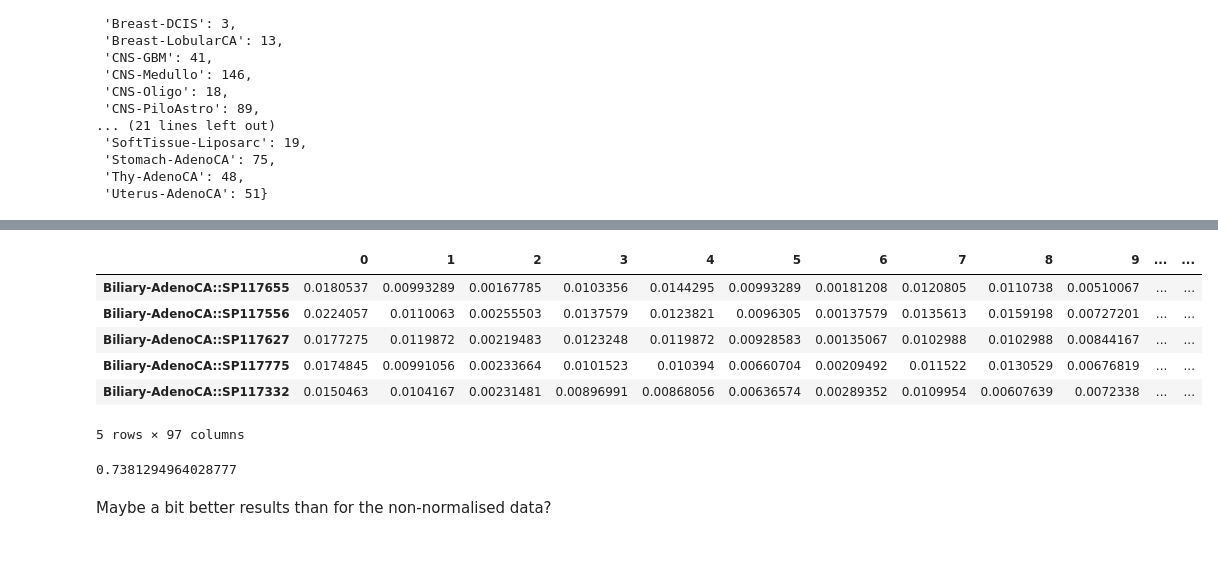
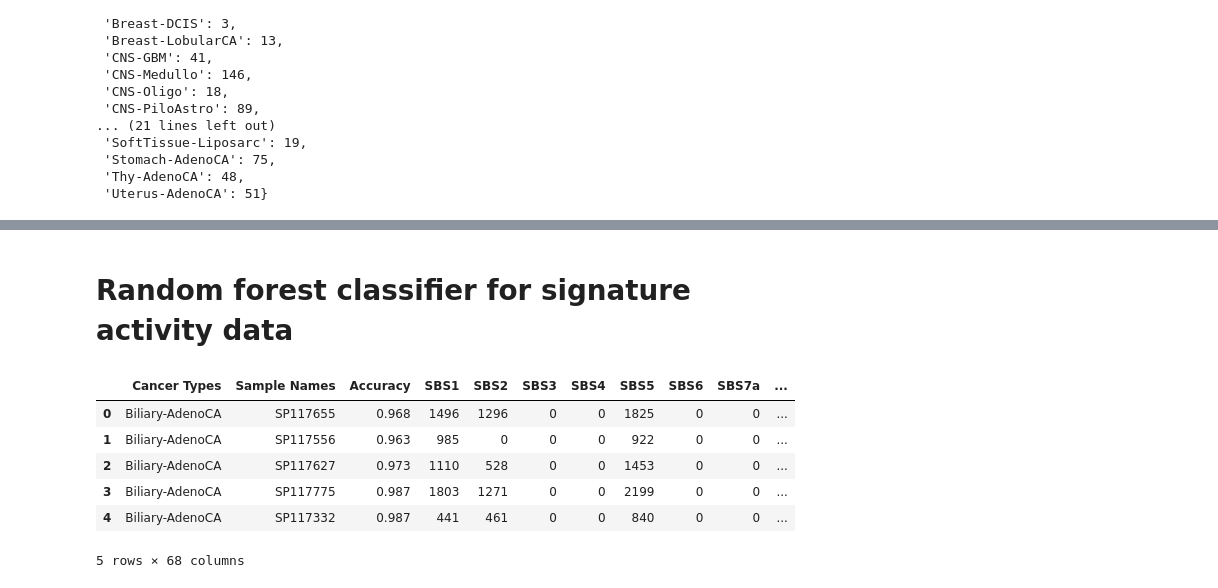
Before and after one commit to Lepardi/LSI31003-group-work, a Jupyter notebook: MachineLearning_inMolecularBiology2020_GroupProject.ipynb, the cells around one changed output, grey strips where cells are left out. Saved outputs shown, nothing was run; the diff lists cells and outputs as text; code cells hidden in the pictures; blank space fills up the shorter version.

```diff
--- a/MachineLearning_inMolecularBiology2020_GroupProject.ipynb
+++ b/MachineLearning_inMolecularBiology2020_GroupProject.ipynb
@@ -185,40 +343,12 @@ for i in range(len(PCAWG_wgs_mutT)):
+# %% [markdown]
+# Random forest classifier for signature activity data
 # %%
-PCAWG_wgs_mutT.head()
+PCAWG_wgs_act.head()
 # %% [output]
-|  | 0 | 1 | 2 | 3 | 4 | 5 | 6 | 7 | 8 | 9 | ... | ... |
-| Biliary-AdenoCA::SP117655 | 0.0180537 | 0.00993289 | 0.00167785 | 0.0103356 | 0.0144295 | 0.00993289 | 0.00181208 | 0.0120805 | 0.0110738 | 0.00510067 | ... | ... |
-| Biliary-AdenoCA::SP117556 | 0.0224057 | 0.0110063 | 0.00255503 | 0.0137579 | 0.0123821 | 0.0096305 | 0.00137579 | 0.0135613 | 0.0159198 | 0.00727201 | ... | ... |
-| Biliary-AdenoCA::SP117627 | 0.0177275 | 0.0119872 | 0.00219483 | 0.0123248 | 0.0119872 | 0.00928583 | 0.00135067 | 0.0102988 | 0.0102988 | 0.00844167 | ... | ... |
-| Biliary-AdenoCA::SP117775 | 0.0174845 | 0.00991056 | 0.00233664 | 0.0101523 | 0.010394 | 0.00660704 | 0.00209492 | 0.011522 | 0.0130529 | 0.00676819 | ... | ... |
-| Biliary-AdenoCA::SP117332 | 0.0150463 | 0.0104167 | 0.00231481 | 0.00896991 | 0.00868056 | 0.00636574 | 0.00289352 | 0.0109954 | 0.00607639 | 0.0072338 | ... | ... |
+|  | Cancer Types | Sample Names | Accuracy | SBS1 | SBS2 | SBS3 | SBS4 | SBS5 | SBS6 | SBS7a | ... |
+| 0 | Biliary-AdenoCA | SP117655 | 0.968 | 1496 | 1296 | 0 | 0 | 1825 | 0 | 0 | ... |
+| 1 | Biliary-AdenoCA | SP117556 | 0.963 | 985 | 0 | 0 | 0 | 922 | 0 | 0 | ... |
+| 2 | Biliary-AdenoCA | SP117627 | 0.973 | 1110 | 528 | 0 | 0 | 1453 | 0 | 0 | ... |
+| 3 | Biliary-AdenoCA | SP117775 | 0.987 | 1803 | 1271 | 0 | 0 | 2199 | 0 | 0 | ... |
+| 4 | Biliary-AdenoCA | SP117332 | 0.987 | 441 | 461 | 0 | 0 | 840 | 0 | 0 | ... |
-5 rows × 97 columns
+5 rows × 68 columns
-# %%
-#Random forest classifier for the normalised dataset
-from sklearn.model_selection import train_test_split
-from sklearn.metrics import accuracy_score
-from sklearn.ensemble import RandomForestClassifier
-
-y = PCAWG_wgs_mutT['type'] #Labels
-X = PCAWG_wgs_mutT.drop(['type'], axis = 1) #Data
-#split the dataset to train and test data, the library can do this automatically
-train_X, test_X, train_y, test_y = train_test_split(X, y, test_size=0.25, random_state=0)
-
-parameters = {'bootstrap': False,
-              'min_samples_leaf': 3,
-              'n_estimators': 50,
-              'min_samples_split': 10,
-              'max_features': 'sqrt',
-              'max_depth': 12,
-              'max_leaf_nodes': None}
-
-
-RF_model = RandomForestClassifier(**parameters)
-RF_model.fit(train_X, train_y)
-
-RF_predictions = RF_model.predict(test_X)
-score = accuracy_score(test_y ,RF_predictions)
-print(score)
-# %% [output]
-0.7381294964028777
-# %% [markdown]
-Maybe a bit better results than for the non-normalised data?
```
Also changed, not shown: parts of 88 cells of this notebook.
